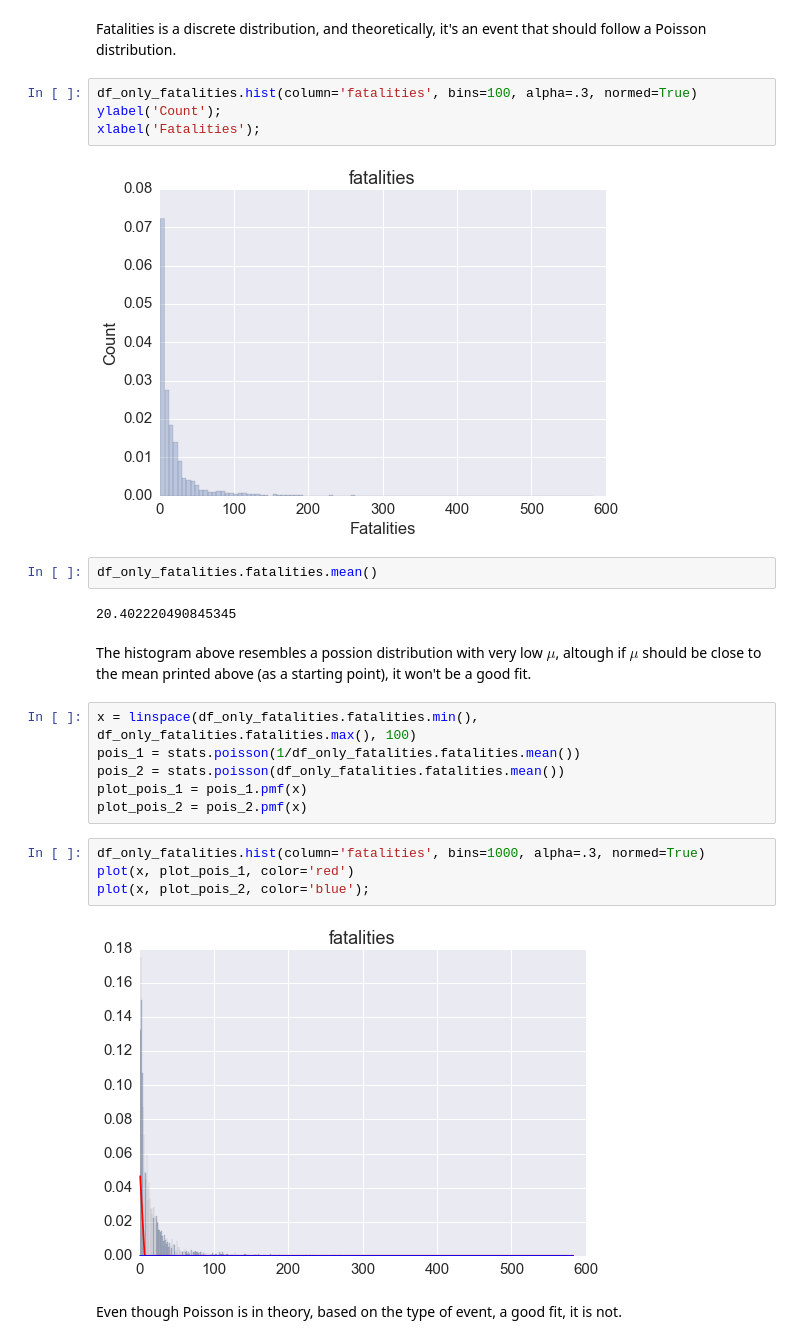
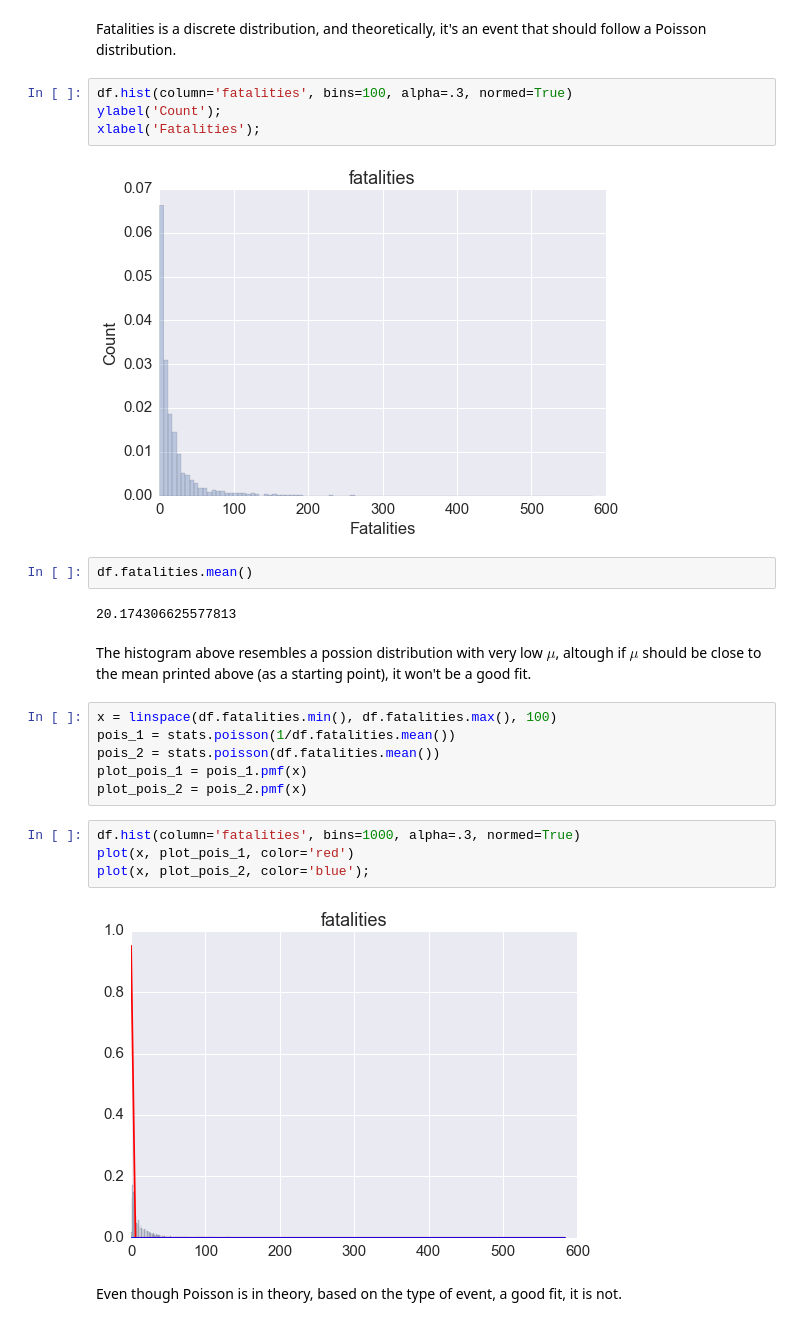
Before and after one commit to carlespoles/DSCI6002-student, a Jupyter notebook: week5/5-1_Review/DSCI6002-Midterm-Part2-CarlesPolesMielgo.ipynb, the cells around one changed output. Saved outputs shown, nothing was run; the diff lists cells and outputs as text.

```diff
--- a/week5/5-1_Review/DSCI6002-Midterm-Part2-CarlesPolesMielgo.ipynb
+++ b/week5/5-1_Review/DSCI6002-Midterm-Part2-CarlesPolesMielgo.ipynb
@@ -731,29 +745,29 @@ For survive in 10 consecutive flights, the probability is:
 # %% [markdown]
 Fatalities is a discrete distribution, and theoretically, it's an event that should follow a Poisson distribution.
 # %%
-df_only_fatalities.hist(column='fatalities', bins=100, alpha=.3, normed=True)
+df.hist(column='fatalities', bins=100, alpha=.3, normed=True)
 ylabel('Count');
 xlabel('Fatalities');
 # %% [output]
-[figure, old version]
+[figure, new version]
 # %%
-df_only_fatalities.fatalities.mean()
+df.fatalities.mean()
 # %% [output]
-20.402220490845345
+20.174306625577813
 # %% [markdown]
 The histogram above resembles a possion distribution with very low $\mu$, altough if $\mu$ should be close to the mean printed above (as a starting point), it won't be a good fit.
 # %%
-x = linspace(df_only_fatalities.fatalities.min(), df_only_fatalities.fatalities.max(), 100)
-pois_1 = stats.poisson(1/df_only_fatalities.fatalities.mean())
-pois_2 = stats.poisson(df_only_fatalities.fatalities.mean())
+x = linspace(df.fatalities.min(), df.fatalities.max(), 100)
+pois_1 = stats.poisson(1/df.fatalities.mean())
+pois_2 = stats.poisson(df.fatalities.mean())
 plot_pois_1 = pois_1.pmf(x)
 plot_pois_2 = pois_2.pmf(x)
 # %%
-df_only_fatalities.hist(column='fatalities', bins=1000, alpha=.3, normed=True)
+df.hist(column='fatalities', bins=1000, alpha=.3, normed=True)
 plot(x, plot_pois_1, color='red')
 plot(x, plot_pois_2, color='blue');
 # %% [output]
-[figure, old version]
+[figure, new version]
 # %% [markdown]
 Even though Poisson is in theory, based on the type of event, a good fit, it is not.
 # %%
```
Also changed, not shown: parts of 22 cells of this notebook.
